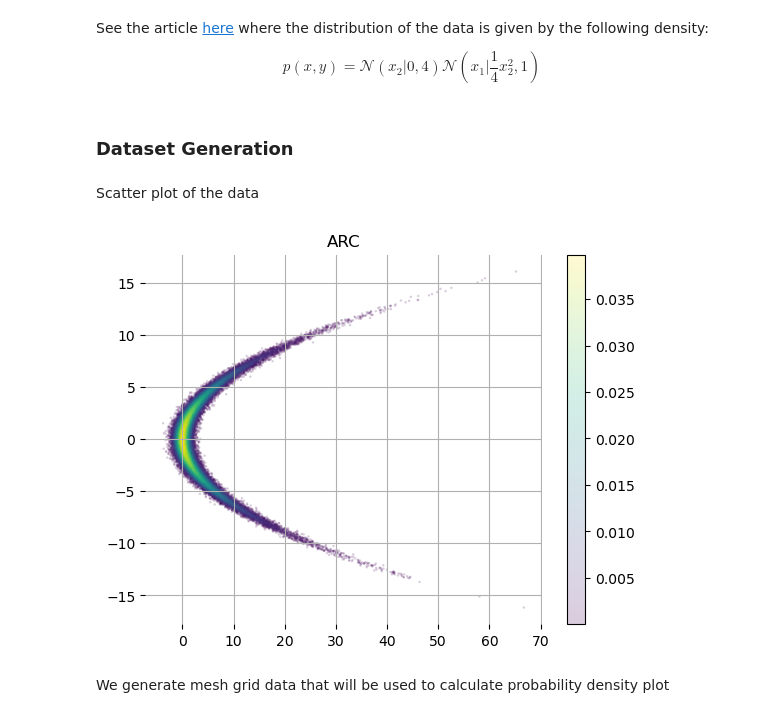
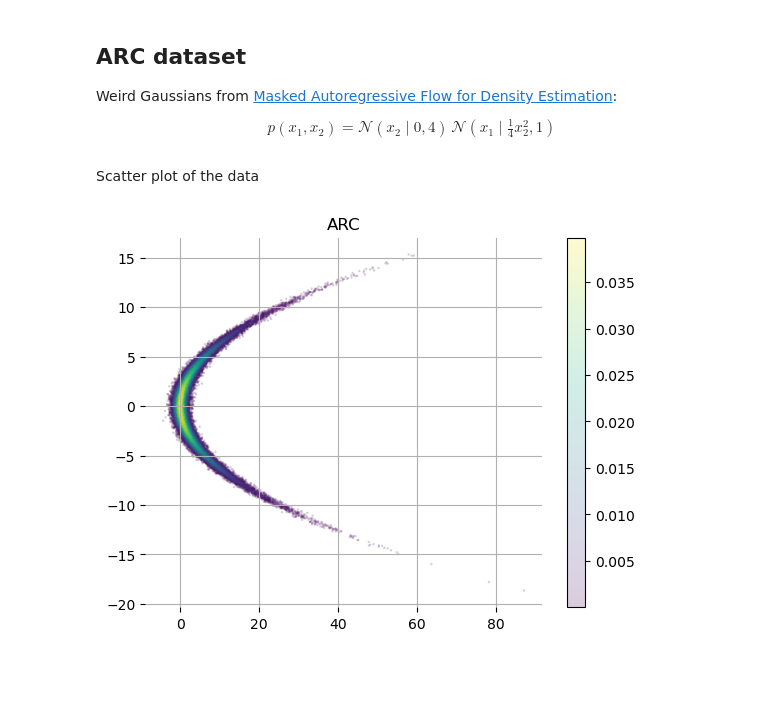
Before and after one commit to fagonzalezo/kdm, a Jupyter notebook: examples/kdm_density_estimation.ipynb, the cells around one changed output. Drawn from its saved outputs; the diff is of its cells as text; code cells hidden in the pictures; blank space fills up the shorter version.

```diff
--- a/examples/kdm_density_estimation.ipynb
+++ b/examples/kdm_density_estimation.ipynb
@@ -35,8 +28,8 @@ Weird Gaussians from 'Masked Autoregressive Flow for Density Estimation'
 # %% [markdown]
-See the article [here](https://arxiv.org/pdf/1705.07057.pdf) where the distribution of the data is given by the following density:
+## ARC dataset
+
+Weird Gaussians from [Masked Autoregressive Flow for Density Estimation](https://arxiv.org/pdf/1705.07057.pdf):
 
 $$
-p(x,y) = \mathcal{N}\left(x_2| 0,4\right) \mathcal{N}\left(x_1|\frac{1}{4}x_2^2,1\right)
+p(x_1, x_2) = \mathcal{N}(x_2 \mid 0, 4) \, \mathcal{N}(x_1 \mid \tfrac{1}{4} x_2^2, 1)
 $$
-# %% [markdown]
-### Dataset Generation
@@ -53,14 +36,20 @@ X_densities = x2_dist.prob(x_samples[:,1]) * x1.prob(x_samples[:,0])
+# %%
+dataset_size = 40_000
+
+x2 = np.random.normal(loc=0.0, scale=4.0, size=dataset_size)
+x1 = np.random.normal(loc=0.25 * x2 ** 2, scale=1.0, size=dataset_size)
+x_samples = np.stack([x1, x2], axis=1).astype(np.float32)
+densities = (
+    scipy.stats.norm.pdf(x_samples[:, 1], loc=0.0, scale=4.0)
+    * scipy.stats.norm.pdf(x_samples[:, 0], loc=0.25 * x_samples[:, 1] ** 2, scale=1.0)
+)
 # %% [markdown]
 Scatter plot of the data
 # %%
-plt.axes(frameon = 0)
-plt.grid()
-plt.scatter(x_samples[:,0],  x_samples[:,1], c = X_densities.numpy() , alpha = .2, s = 3, linewidths= 0.0000001)
-plt.colorbar()
-plt.title('ARC')
-#plt.savefig('alldensities_arc.png',dpi = 300)
+plt.axes(frameon=0); plt.grid()
+plt.scatter(x_samples[:, 0], x_samples[:, 1], c=densities,
+            alpha=.2, s=3, linewidths=0)
+plt.colorbar(); plt.title('ARC')
 plt.show()
 # %% [output]
-[figure, old version]
+[figure, new version]
-# %% [markdown]
-We generate mesh grid data that will be used to calculate probability density plot
```
Also changed, not shown: parts of 27 cells of this notebook, 4 other files.
